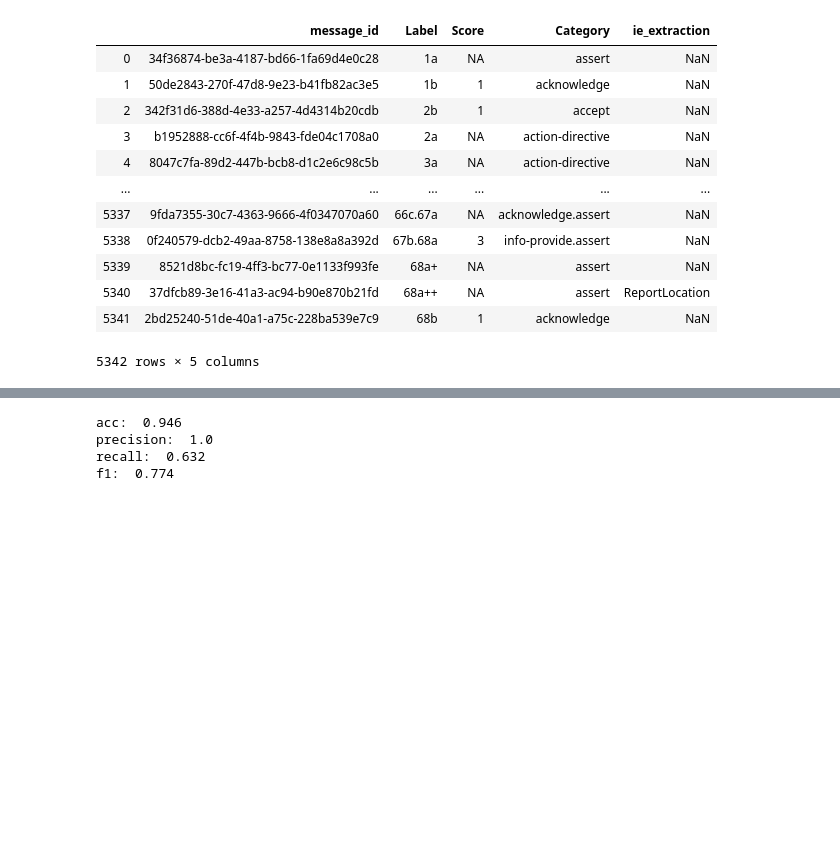
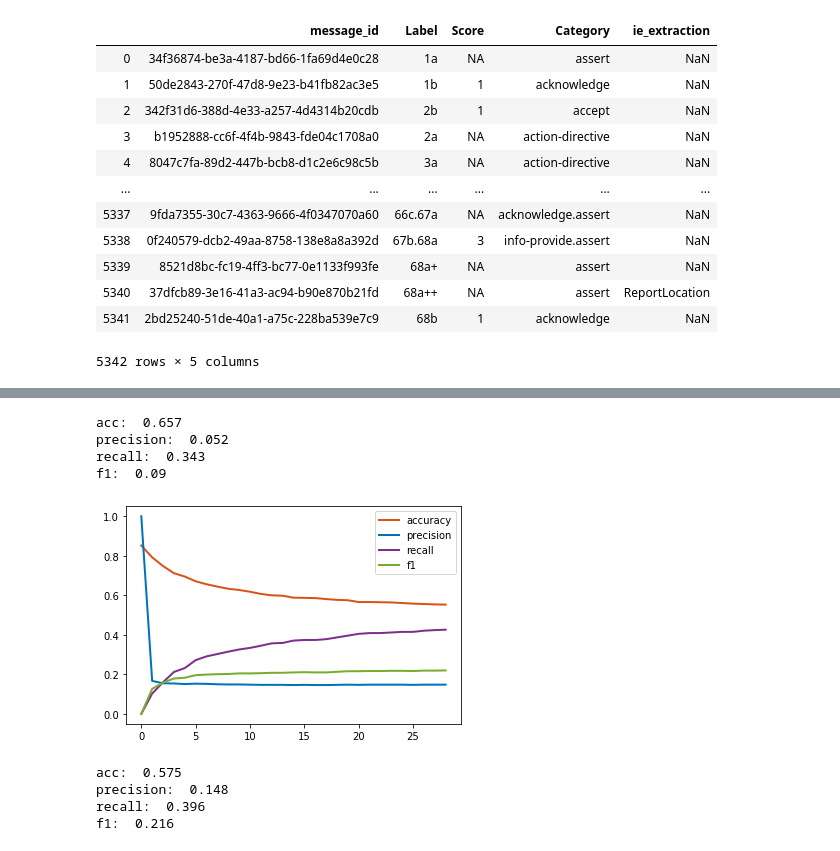
Before and after one commit to Yuweien/INFO699-clc-detection, a Jupyter notebook: clc_find_pattern.ipynb, the cells around one changed output, grey strips where cells are left out. Drawn from its saved outputs; the diff is of its cells as text; code cells hidden in the pictures; blank space fills up the shorter version.

```diff
--- a/clc_find_pattern.ipynb
+++ b/clc_find_pattern.ipynb
@@ -261,10 +295,21 @@ f1:  0.762
+# %%
+print_labelset_scores(commit_labels[1:10], callout_commit)
+# %% [output]
+acc:  0.657
+precision:  0.052
+recall:  0.343
+f1:  0.09
 # %%
 ##### Call-out: action-directive accuracy #####
-find_labelset_scores(action_labels, callout_action)
+plot_scores(action_labels[1:30], callout_action)
 # %% [output]
-acc:  0.946
-precision:  1.0
-recall:  0.632
-f1:  0.774
+[figure, added]
+# %%
+print_labelset_scores(action_labels[1:20], callout_action)
+# %% [output]
+acc:  0.575
+precision:  0.148
+recall:  0.396
+f1:  0.216
 # %%
 ##### Call-out: info-request accuracy #####
```
Also changed, not shown: parts of 38 cells of this notebook, 2 other files.
